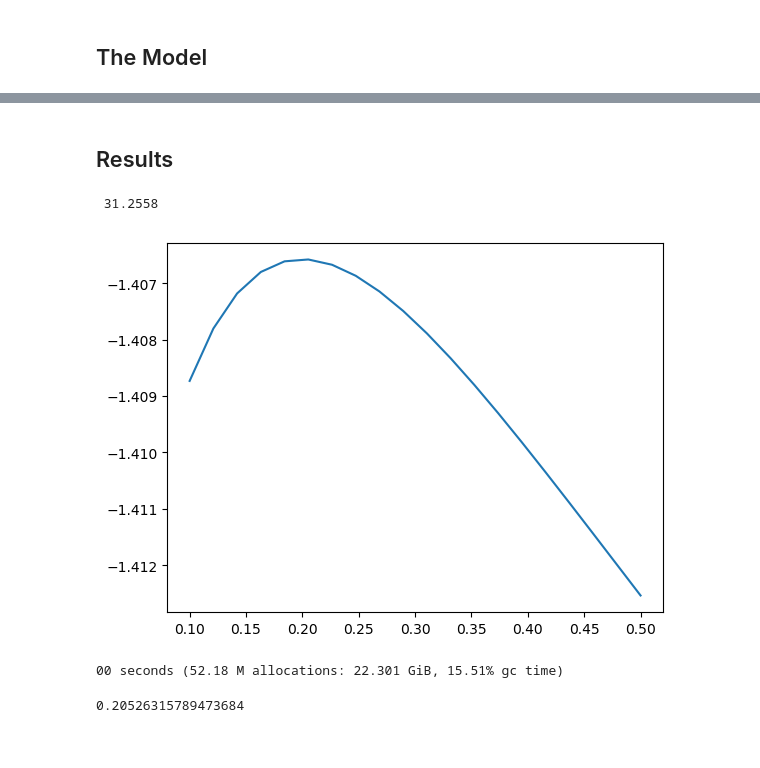
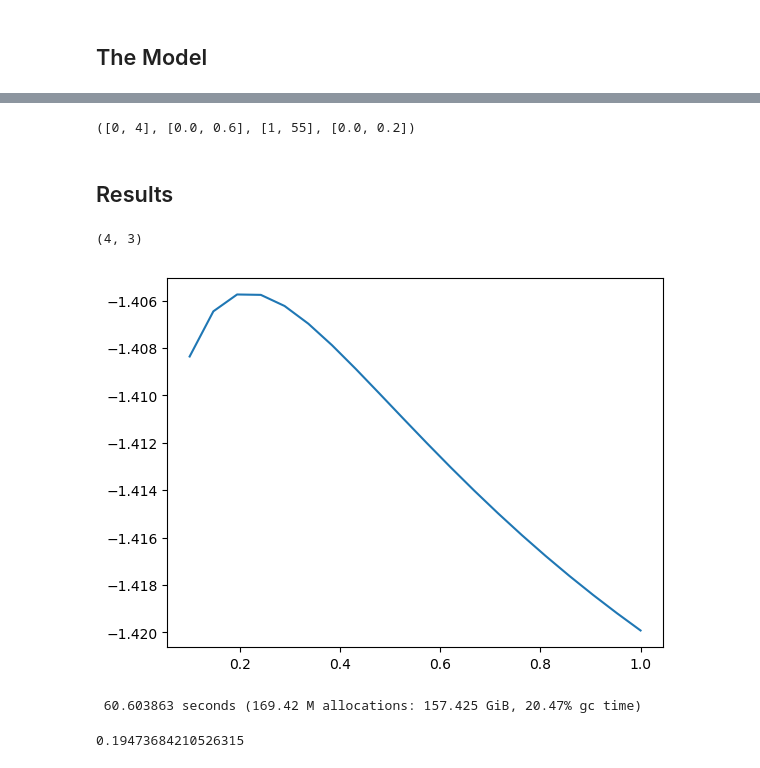
Before and after one commit to axsk/OEBayes, a Jupyter notebook: comparison.ipynb, the cells around one changed output, grey strips where cells are left out. Drawn from its saved outputs; the diff is of its cells as text; code cells hidden in the pictures.

```diff
--- a/comparison.ipynb
+++ b/comparison.ipynb
@@ -27,19 +41,26 @@ FEModel(ft, 1.0:1.0938397965947804:54.598150033144236, 0.3)
 # %%
 ncv = 20
 kfold = length(d);
+# %%
+lims = ([0,4],[0,.6],[1,55], [0,.2])
+# %% [output]
+([0, 4], [0.0, 0.6], [1, 55], [0.0, 0.2])
 # %% [markdown]
 ## Results
+# %%
+figsize=(4,3)
+# %% [output]
+(4, 3)
 # %%
 ## er estimator
-regs = [ReferenceRegularizer(m, γ) for γ in linspace(0.1,.5,ncv)]
+regs = [ReferenceRegularizer(m, γ) for γ in linspace(0.1,1,ncv)]
 @time ss = [cvscore(m, d, d->ebprior(m, d, r), kfold) for r in regs]
 plot([r.γ for r in regs], ss)
 regR = regs[indmax(ss)].γ
 # %% [output]
+[figure, new version]
- 31.2558
+ 60.603863 seconds (169.42 M allocations: 157.425 GiB, 20.47% gc time)
-[figure, old version]
-00 seconds (52.18 M allocations: 22.301 GiB, 15.51% gc time)
+0.19473684210526315
-0.20526315789473684
 # %%
 wR  = ebprior(m,  d, ReferenceRegularizer(m,  regR))
 wRt = ebprior(mt, d, ReferenceRegularizer(mt, regR))
```
Also changed, not shown: parts of 12 cells of this notebook, 1 other file.
